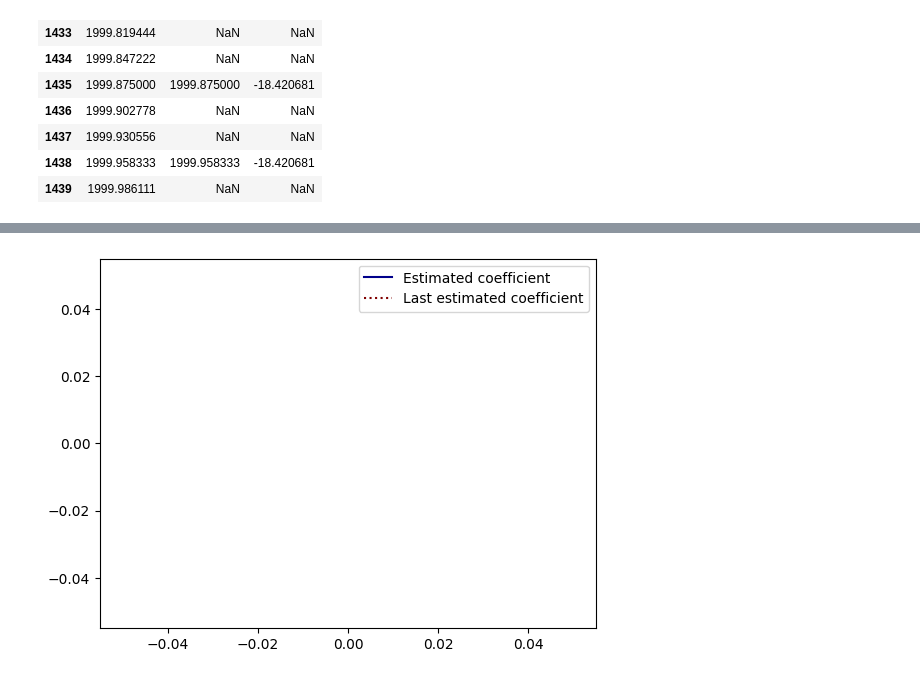
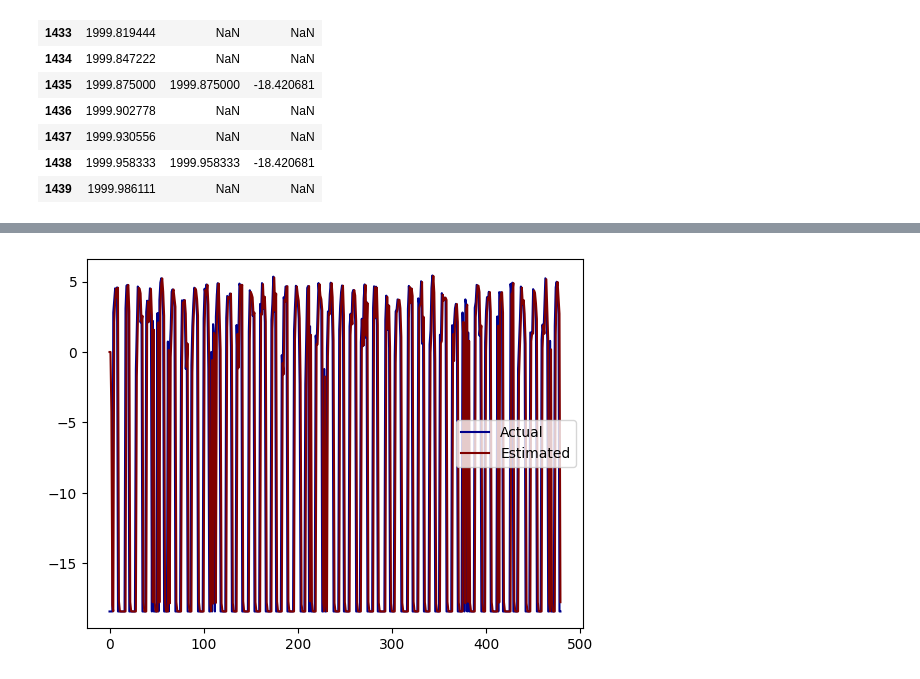
Before and after one commit to atjhin/lund-university, a Jupyter notebook: MASM17/FinalProject.ipynb, the cells around one changed output, grey strips where cells are left out. Saved outputs shown, nothing was run; the diff lists cells and outputs as text; code cells hidden in the pictures.

```diff
--- a/MASM17/FinalProject.ipynb
+++ b/MASM17/FinalProject.ipynb
@@ -75,5 +113,6 @@ ln(y) could be an appropriate transformation.
 # %%
-plt.plot(np.log(y))
+y = np.log(y)
+plt.plot(y)
 plt.title('Log of rain')
 plt.show()
 # %% [output]
@@ -117,12 +143,8 @@ False
 # %%
-test = pd.merge(Kassala['rain_t'], Kassala[['rain_org_t', 'rain_org']], how='outer', left_on='rain_t', right_on='rain_org_t').sort_values('rain_t')
-test = test.dropna(axis=0, how='all')
-y = test['rain_org'].values
-# scale = lambda x: np.log(x)+1e-8 if np.isnan(x) else x
-# scale(y)
-test['rain_org'] = test['rain_org'].apply(lambda x: np.log(x+1e-8) if pd.notnull(x) else x)
-y = test['rain_org'].values
-test.tail(15)
+# rain_df = pd.merge(Kassala['rain_t'], Kassala[['rain_org_t', 'rain_org']], how='outer', left_on='rain_t', right_on='rain_org_t').sort_values('rain_t').dropna(axis=0, how='all')
+# rain_df['rain_org'] = rain_df['rain_org'].apply(lambda x: np.log(x+1e-8) if pd.notnull(x) else x)
+# y = rain_df['rain_org'].values
+# rain_df.tail(15)
 # %% [output]
 |  | rain_t | rain_org_t | rain_org |
 | 1425 | 1999.597222 | NaN | NaN |
@@ -143,44 +194,58 @@ test.tail(15)
 # %%
 # Using log transformed data perform kalman gain to get the AR(1) coefficient
 N = len(y)
-A = np.array([1])
-Re = [0]
-Rw = 1.25
+a1 = 1    # Value of A1 parameter
+A = a1 * np.eye(3)
+Re = 1000 * np.eye(3)   #   How fast changes of estimates are reflected. Since y_t = x_t + x_t-1 + x_t-2 exactly, we have to use big values of Re to see this.
+Rw = 100    # How noisy the estimate will be
 
-Rxx1 = [10]
-xtt1 = np.array([0])
+Rxx1 = 10 * np.eye(3)    # How confident we are with initial states
+# xtt1 = np.array([y[0]/3]*3)    # Set initial states as the first value of rain/3
+xtt1 = np.array([0]*3)    # Set initial states as 0
 
-Xsave = np.zeros((1, N))
+Xsave = np.zeros((3, N))
 ehat = np.zeros(N)
 yhat = np.zeros(N)
-yt1 = np.zeros(N)
-yt2 = np.zeros(N)
 y1 = copy.deepcopy(y)
 
 for t in range(1, N):
-    Ct = np.array([y1[t-1]])
+    # print(f'xtt1: {xtt1}')
+    Ct = np.array([1,1,1]).reshape(1, -1)
+    # print(f'Ct: {Ct}')
     Ryy = np.dot(np.dot(Ct, Rxx1), Ct.T) + Rw
-    Kt = np.dot(np.dot(Rxx1, Ct.T), [1/Ryy[0]])
+    # print(np.dot(Ct, Rxx1))
+    # print(f'Ryy: {Ryy}')
+    Kt = np.dot(np.dot(Rxx1, Ct.T), np.linalg.inv(Ryy))
+    # print(f'Kt: {Kt}')
     yhat[t] = np.dot(Ct, xtt1).item()
+    # print(f'yhat_t: {yhat[t]}')
 
-    if np.isnan(y[t]):
-        xtt = xtt1
-        Rxx = Rxx1
-        y1[t] = yhat[t]
-    else:
-        ehat[t] = y[t] - yhat[t]
-        xtt = xtt1 + np.dot(Kt, ehat[t])
-        Rxx = Rxx1 - np.dot(np.dot(Kt, Ryy), Kt.T)
+    # if np.isnan(y[t]):
+    #     # print('y[t] is nan')
+    #     Xsave[:,t] = xtt1
+    #     Rxx = Rxx1
+    #     y1[t] = yhat[t]
+    # else:
 
-    xtt1 = np.dot(A, xtt)
+    ehat[t] = y[t] - yhat[t]
+    # print(np.dot(Kt, ehat[t]))
+    Xsave[:,t] = xtt1 + np.dot(Kt, ehat[t]).T
+    Rxx = Rxx1 - np.dot(np.dot(Kt, Ryy), Kt.T)
+
+    xtt1 = np.dot(A, Xsave[:,t])
+    # print(f'xtt: {Xsave[:,t]}')
     Rxx1 = np.dot(np.dot(A, Rxx), A.T) + Re
-    # print(xtt)
-    Xsave[:, t] = xtt.flatten()
+    # print(f'Rxx: {Rxx}')
+    # print(f'Rxx1: {Rxx1}')
+    # Xsave[:, t] = xtt.flatten()
 
 # Plot the estimated ar coeffecient
-plt.plot(Xsave[0], color='darkblue', label='Estimated coefficient')
-plt.axhline(Xsave[0][-1], color='maroon', linestyle='dotted', label='Last estimated coefficient')
+# plt.plot(Xsave[0], color='darkblue', label='Estimated coefficient')
+# plt.axhline(Xsave[0][-1], color='maroon', linestyle='dotted', label='Last estimated coefficient')
+plt.plot(y, color='darkblue', label='Actual')
+plt.plot(yhat, color='maroon', label='Estimated')
+# plt.xlim(200, 400)
 plt.legend()
 plt.show()
 # %% [output]
-[figure, old version]
+[figure, new version]
```
Also changed, not shown: parts of 26 cells of this notebook, 2 other files.
